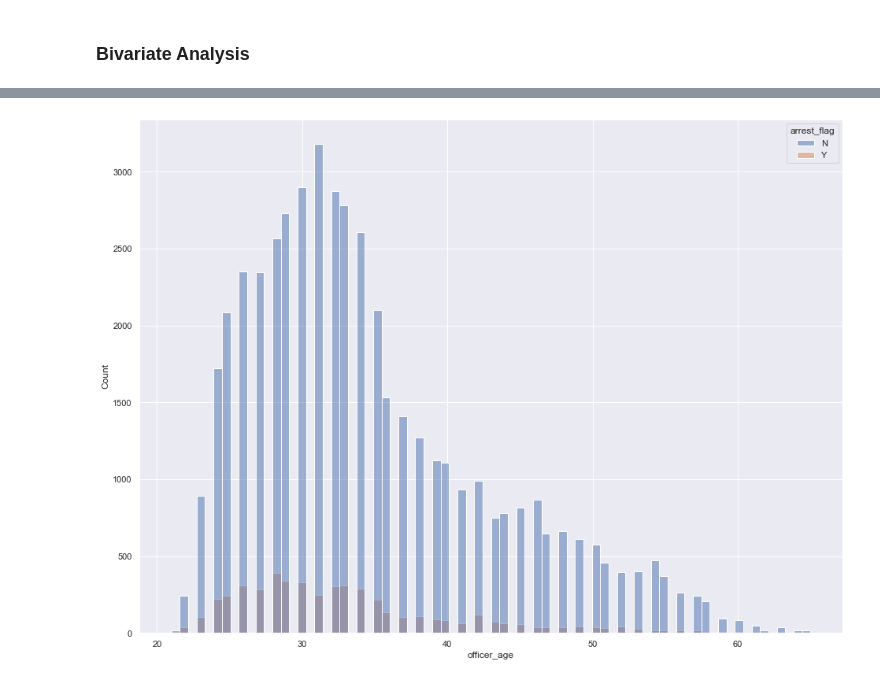
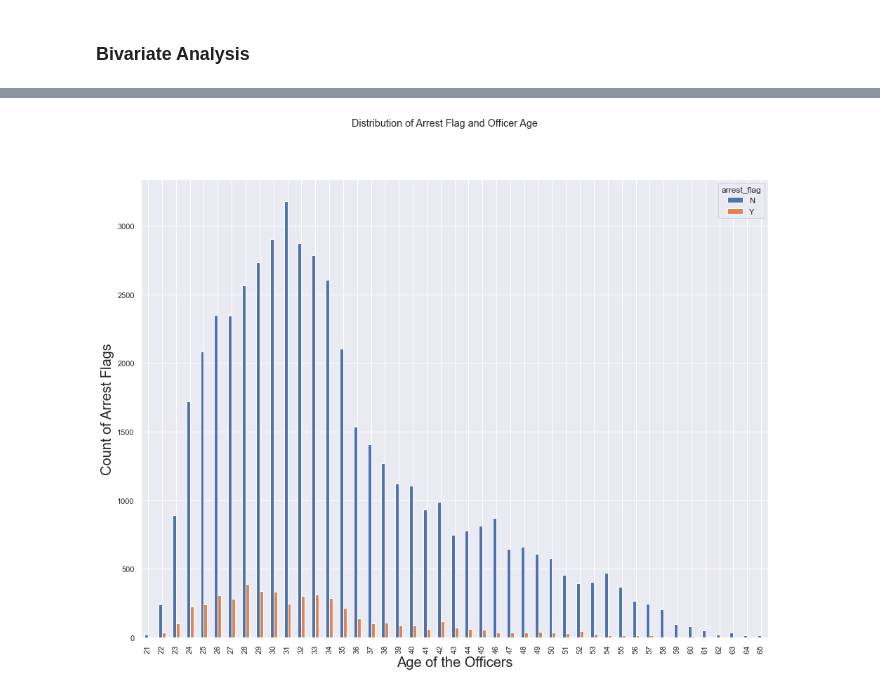
Before and after one commit to Azegele/Phase-3-Project, a Jupyter notebook: index.ipynb, the cells around one changed output, grey strips where cells are left out. Saved outputs shown, nothing was run; the diff lists cells and outputs as text; code cells hidden in the pictures.

```diff
--- a/index.ipynb
+++ b/index.ipynb
@@ -677,4 +668,10 @@ sns.color_palette("Set2");
-# %%
-sns.histplot(x='officer_age',hue='arrest_flag',data=terry_stops, color=['#0437F2','#FF5733']);
-# %% [output]
-[figure, removed]
+# %%
+df = terry_stops[['officer_age', 'arrest_flag']]
+df =df.groupby(['officer_age', 'arrest_flag']).size()
+df =df.unstack()
+df.plot(kind='bar')
+plt.ylabel('Count of Arrest Flags', fontsize = 20)
+plt.xlabel('Age of the Officers', fontsize = 20)
+plt.suptitle('Distribution of Arrest Flag and Officer Age');
+# %% [output]
+[figure, added]
```
Also changed, not shown: parts of 25 cells of this notebook.
